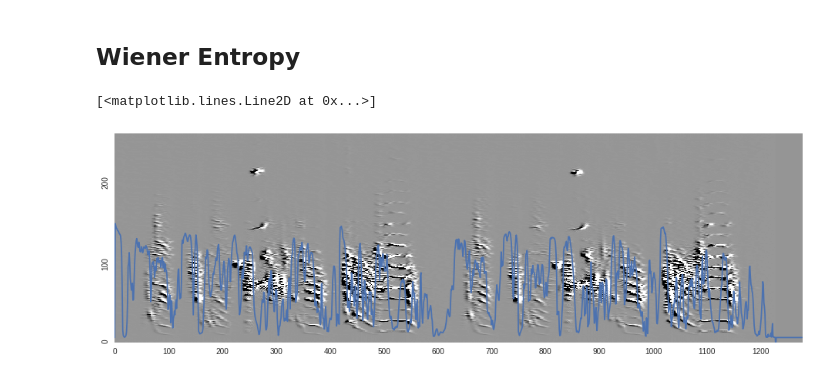
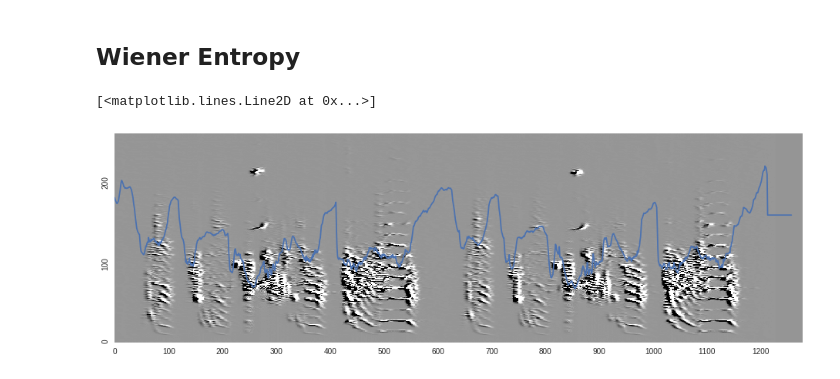
Before and after one commit to PaulEcoffet/birdsonganalysis, a Jupyter notebook: notebooks/Bird Song Analysis Notebook.ipynb, the cells around one changed output. Saved outputs shown, nothing was run; the diff lists cells and outputs as text; code cells hidden in the pictures.

```diff
--- a/notebooks/Bird Song Analysis Notebook.ipynb
+++ b/notebooks/Bird Song Analysis Notebook.ipynb
@@ -23,7 +23,7 @@ We compute the spectral derivatives of the song. It is like a sonogram but we pl
 # %%
 spec_der = bsa.spectral_derivs(sig)
 # %%
-contrast = 0.01  # A smaller contrast saturates more but makes visible less saillant changes in the song spectrogram
+contrast = 0.008  # A smaller contrast saturates more but makes visible less saillant changes in the song spectrogram
 
 fig = plt.figure(figsize=(16, 5))
 ax = fig.gca()
@@ -76,10 +76,10 @@ plt.show(fig)
 # %%
 fig = plt.figure(figsize=(16, 5))
 ax = fig.gca()
 ax = bsa.spectral_derivs_plot(spec_der, contrast, ax)
 wiener = bsa.song_wiener_entropy(sig)
 nwiener = wiener / (np.max(wiener) - np.min(wiener))
-ax.plot(250-150*nfm)
+ax.plot(100-150*nwiener)
 # %% [output]
 [<matplotlib.lines.Line2D at 0x...>]
-[figure, old version]
+[figure, new version]
```
Also changed, not shown: 3 other files.
